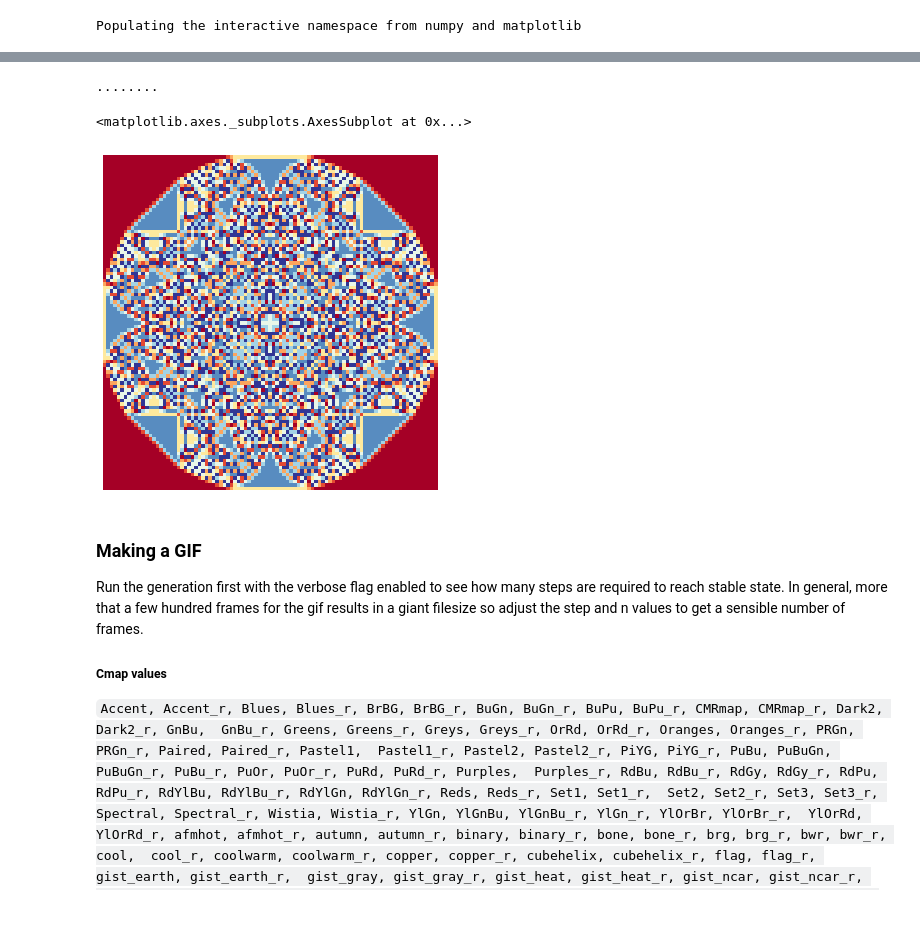
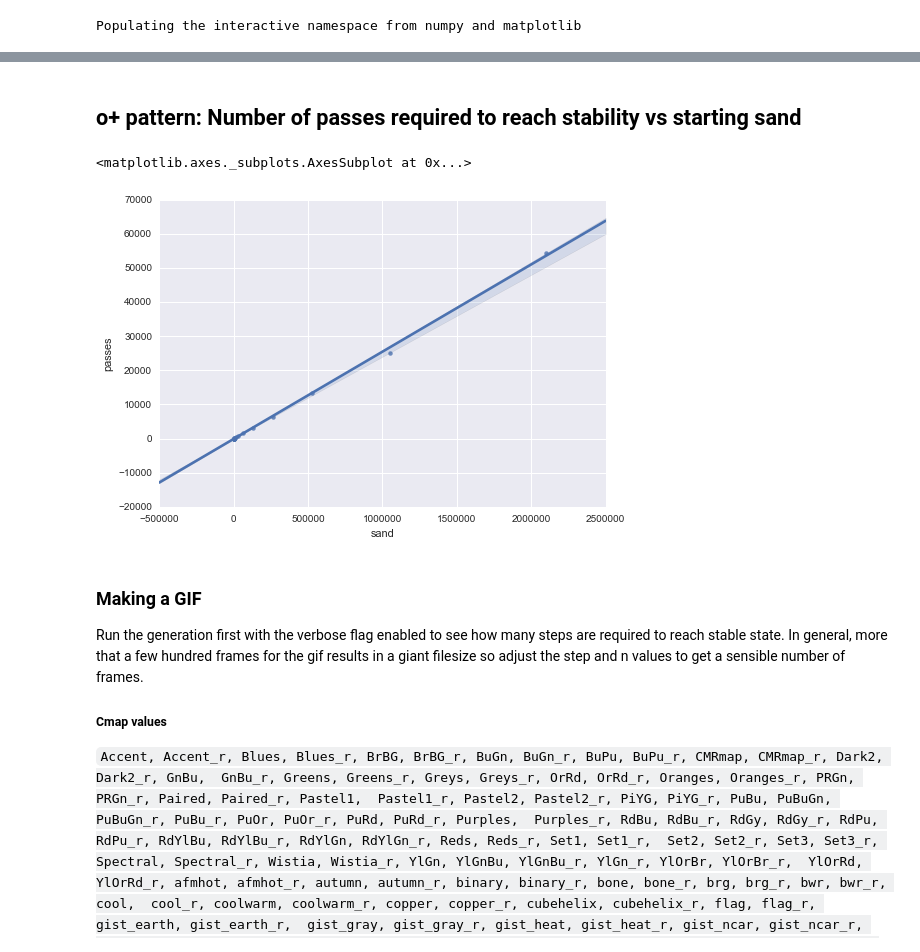
Before and after one commit to sminez/recreational_mathematics, a Jupyter notebook: Sandpiles/Sandpiles.ipynb, the cells around one changed output, grey strips where cells are left out. Cells and saved outputs as stored; diff of their text form; code cells hidden in the pictures; blank space fills up the shorter version.

```diff
--- a/Sandpiles/Sandpiles.ipynb
+++ b/Sandpiles/Sandpiles.ipynb
@@ -49,11 +78,16 @@ initial sand 4096
-# %%
-g = s.ntopple(80, True)
-plt.figure(figsize=(6, 6))
-sns.heatmap(g, cbar=False, xticklabels=False, yticklabels=False, cmap="RdYlBu")
-# %% [output]
-........
-<matplotlib.axes._subplots.AxesSubplot at 0x...>
-[figure, removed]
+# %% [markdown]
+## o+ pattern: Number of passes required to reach stability vs starting sand
+# %%
+o_plusDF = pd.DataFrame(
+    {
+        "sand": [2 ** n for n in range(4,22)],
+        "passes": [2, 2, 2, 4, 6, 12, 26, 40, 91, 173, 371, 755, 1541, 3162, 6402, 13421, 25166, 54344]
+    }
+)
+sns.regplot("sand", "passes", df)
+# %% [output]
+<matplotlib.axes._subplots.AxesSubplot at 0x...>
+[figure, added]
 # %% [markdown]
 ### Making a GIF
 Run the generation first with the verbose flag enabled to see how many steps are required to reach stable state. In general, more that a few hundred frames for the gif results in a giant filesize so adjust the step and n values to get a sensible number of frames.
```
Also changed, not shown: parts of 6 cells of this notebook, 5 other files.
